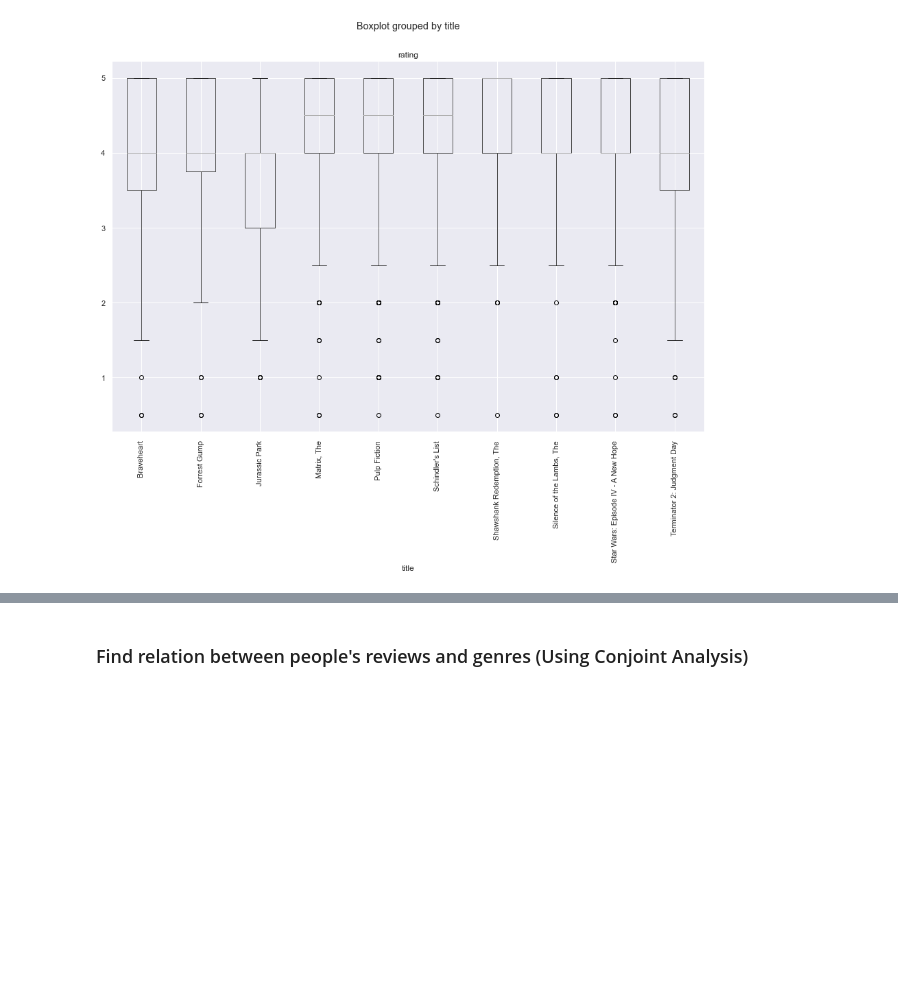
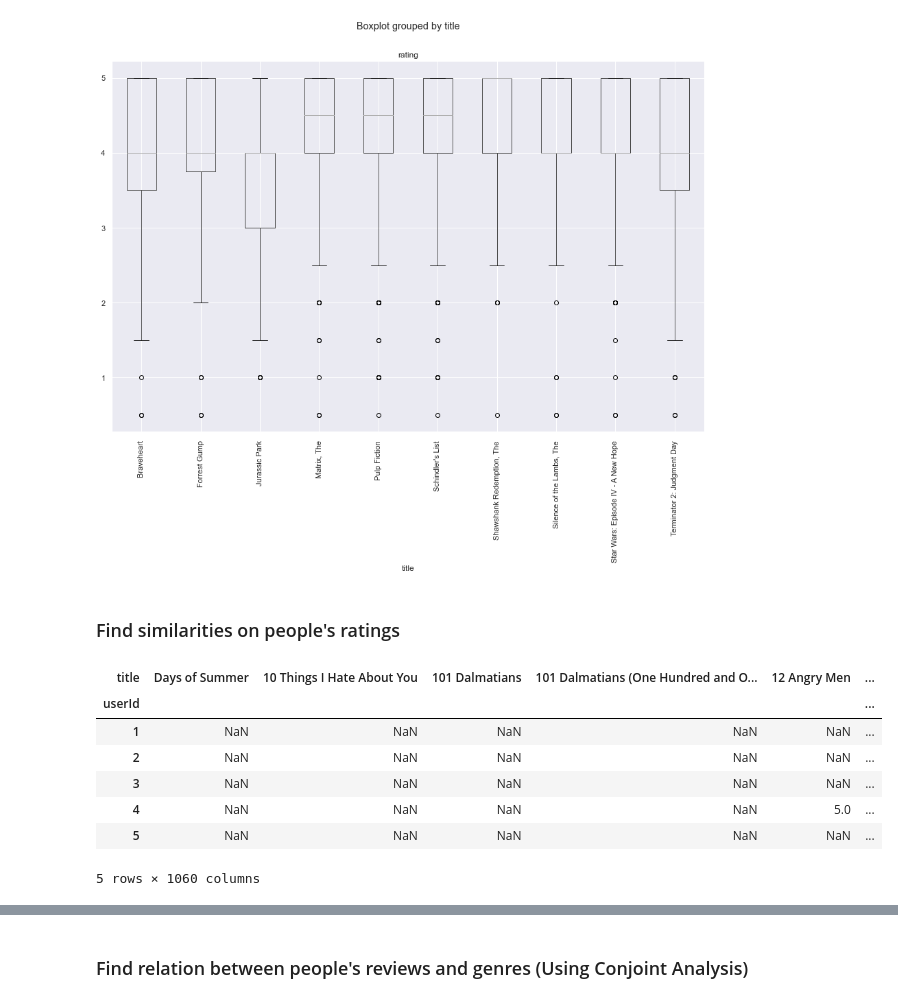
Before and after one commit to bhavesh-20/Movie-Data-Analysis, a Jupyter notebook: Project_G01.ipynb, the cells around one changed output, grey strips where cells are left out. Saved outputs shown, nothing was run; the diff lists cells and outputs as text; code cells hidden in the pictures; blank space fills up the shorter version.

```diff
--- a/Project_G01.ipynb
+++ b/Project_G01.ipynb
@@ -488,3 +488,18 @@ plt.xticks(rotation=90)
   Text(9, 0, 'Star Wars: Episode IV - A New Hope '),
   Text(10, 0, 'Terminator 2: Judgment Day ')])
 [figure]
+# %% [markdown]
+### Find similarities on people's ratings
+# %%
+from sklearn.metrics.pairwise import cosine_similarity
+movies_user_ratings = movies_data.pivot_table(index="userId", columns="title", values="rating")
+movies_user_ratings.head()
+# %% [output]
+| title | Days of Summer | 10 Things I Hate About You | 101 Dalmatians | 101 Dalmatians (One Hundred and O... | 12 Angry Men | ... |
+| userId |  |  |  |  |  | ... |
+| 1 | NaN | NaN | NaN | NaN | NaN | ... |
+| 2 | NaN | NaN | NaN | NaN | NaN | ... |
+| 3 | NaN | NaN | NaN | NaN | NaN | ... |
+| 4 | NaN | NaN | NaN | NaN | 5.0 | ... |
+| 5 | NaN | NaN | NaN | NaN | NaN | ... |
+5 rows × 1060 columns
```
Also changed, not shown: parts of 4 cells of this notebook.
